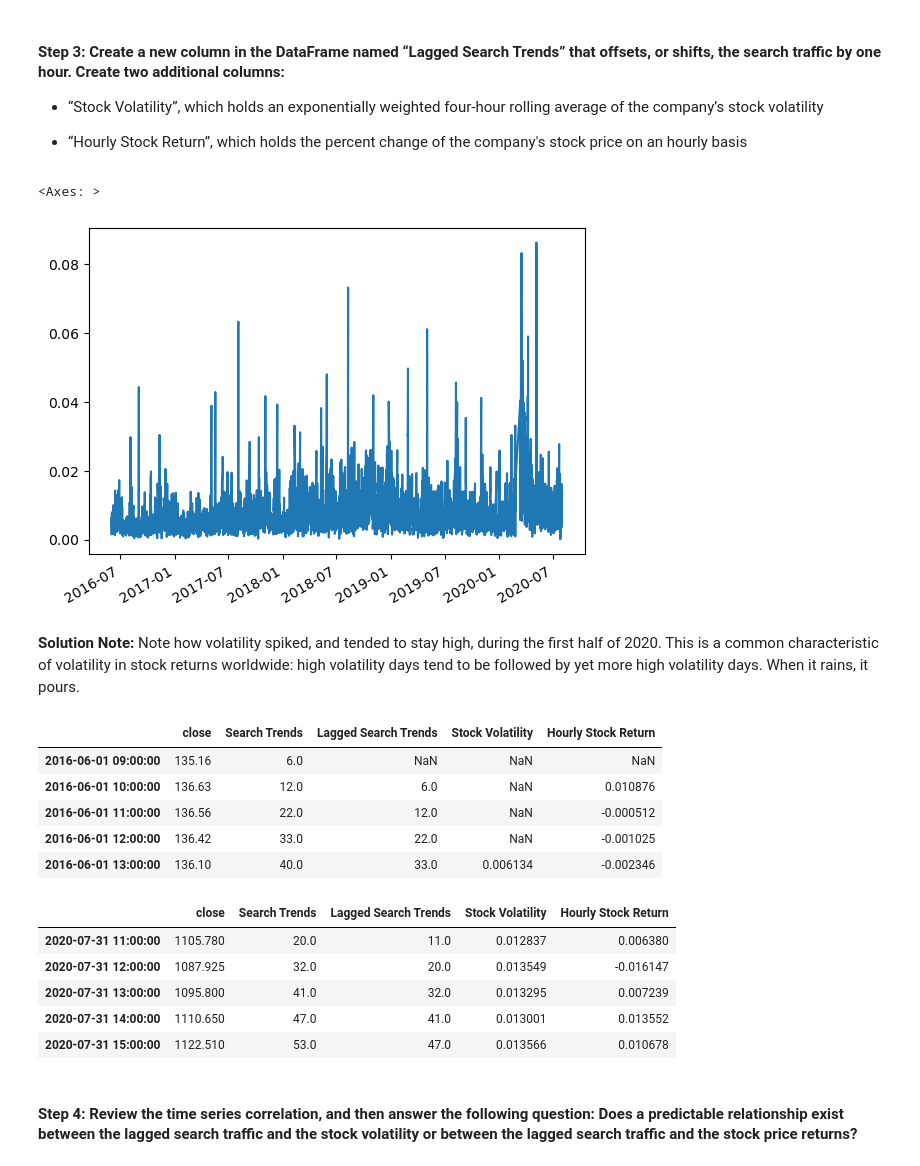
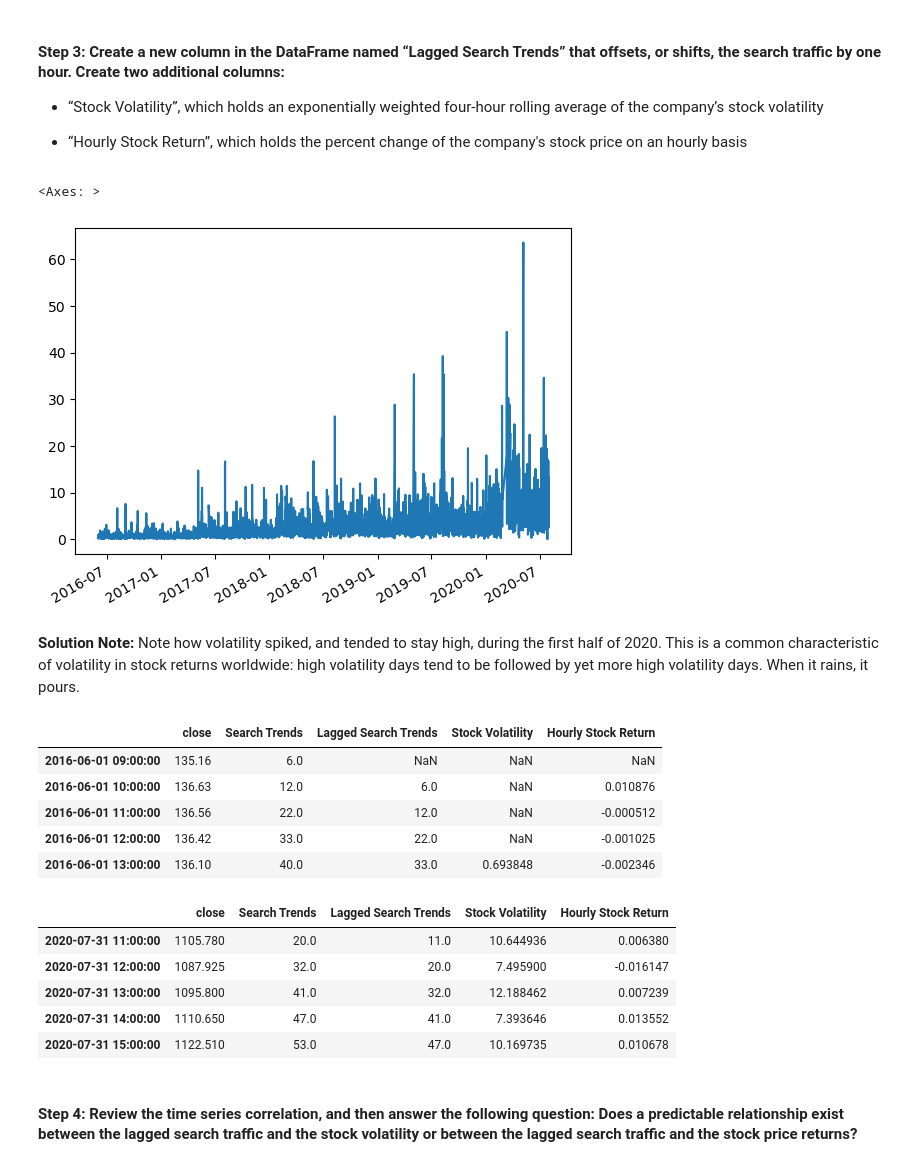
Before and after one commit to Kibble/prophet-challenge, a Jupyter notebook: forecasting_net_prophet.ipynb, the cells around one changed output. Saved outputs shown, nothing was run; the diff lists cells and outputs as text; code cells hidden in the pictures.

```diff
--- a/forecasting_net_prophet.ipynb
+++ b/forecasting_net_prophet.ipynb
@@ -252,11 +252,11 @@ Index(['Search Trends'], dtype='object')
 # %%
 # Concatenate the df_mercado_stock DataFrame with the df_mercado_trends DataFrame
 # Concatenate the DataFrame by columns (axis=1), and drop and rows with only one column of data
-combined = df_mercado_stock\
+mercado_stock_trends_df = df_mercado_stock\
     .join(df_mercado_trends, how='outer')\
     .dropna()
 # View the first and last five rows of the DataFrame
-combined
+mercado_stock_trends_df
 # %% [output]
 |  | close | Search Trends |
 | 2016-06-01 09:00:00 | 135.160 | 6.0 |
@@ -318,14 +318,19 @@ There's one important thing to note: if you zoom in both graphs to the spike aro
 # %%
 # Create a new column in the mercado_stock_trends_df DataFrame called Lagged Search Trends
 # This column should shift the Search Trends information by one hour
+mercado_stock_trends_df['Lagged Search Trends'] = mercado_stock_trends_df['Search Trends'].shift(1)
 # %%
 # Create a new column in the mercado_stock_trends_df DataFrame called Stock Volatility
-# This column should calculate the standard deviation of the closing stock price return data over a 4 period rolling window
+# This column should calculate the standard deviation of the closing stock price
+# return data over a 4 period rolling window
+mercado_stock_trends_df['Stock Volatility'] = \
+    mercado_stock_trends_df['close'].shift(1).rolling(window=4).std()
 # %%
 # Visualize the stock volatility
+mercado_stock_trends_df['Stock Volatility'].plot()
 # %% [output]
 <Axes: >
-[figure, old version]
+[figure, new version]
 # %% [markdown]
 **Solution Note:** Note how volatility spiked, and tended to stay high, during the first half of 2020. This is a common characteristic of volatility in stock returns worldwide: high volatility days tend to be followed by yet more high volatility days. When it rains, it pours.
 # %%
@@ -334,18 +340,20 @@ There's one important thing to note: if you zoom in both graphs to the spike aro
 # %%
 # View the first and last five rows of the mercado_stock_trends_df DataFrame
+display(mercado_stock_trends_df.head())
+mercado_stock_trends_df.tail()
 # %% [output]
 |  | close | Search Trends | Lagged Search Trends | Stock Volatility | Hourly Stock Return |
 | 2016-06-01 09:00:00 | 135.16 | 6.0 | NaN | NaN | NaN |
 | 2016-06-01 10:00:00 | 136.63 | 12.0 | 6.0 | NaN | 0.010876 |
 | 2016-06-01 11:00:00 | 136.56 | 22.0 | 12.0 | NaN | -0.000512 |
 | 2016-06-01 12:00:00 | 136.42 | 33.0 | 22.0 | NaN | -0.001025 |
-| 2016-06-01 13:00:00 | 136.10 | 40.0 | 33.0 | 0.006134 | -0.002346 |
+| 2016-06-01 13:00:00 | 136.10 | 40.0 | 33.0 | 0.693848 | -0.002346 |
 |  | close | Search Trends | Lagged Search Trends | Stock Volatility | Hourly Stock Return |
-| 2020-07-31 11:00:00 | 1105.780 | 20.0 | 11.0 | 0.012837 | 0.006380 |
-| 2020-07-31 12:00:00 | 1087.925 | 32.0 | 20.0 | 0.013549 | -0.016147 |
-| 2020-07-31 13:00:00 | 1095.800 | 41.0 | 32.0 | 0.013295 | 0.007239 |
-| 2020-07-31 14:00:00 | 1110.650 | 47.0 | 41.0 | 0.013001 | 0.013552 |
-| 2020-07-31 15:00:00 | 1122.510 | 53.0 | 47.0 | 0.013566 | 0.010678 |
+| 2020-07-31 11:00:00 | 1105.780 | 20.0 | 11.0 | 10.644936 | 0.006380 |
+| 2020-07-31 12:00:00 | 1087.925 | 32.0 | 20.0 | 7.495900 | -0.016147 |
+| 2020-07-31 13:00:00 | 1095.800 | 41.0 | 32.0 | 12.188462 | 0.007239 |
+| 2020-07-31 14:00:00 | 1110.650 | 47.0 | 41.0 | 7.393646 | 0.013552 |
+| 2020-07-31 15:00:00 | 1122.510 | 53.0 | 47.0 | 10.169735 | 0.010678 |
 # %% [markdown]
 #### Step 4: Review the time series correlation, and then answer the following question: Does a predictable relationship exist between the lagged search traffic and the stock volatility or between the lagged search traffic and the stock price returns?
 # %%
```
Also changed, not shown: parts of 3 cells of this notebook.
